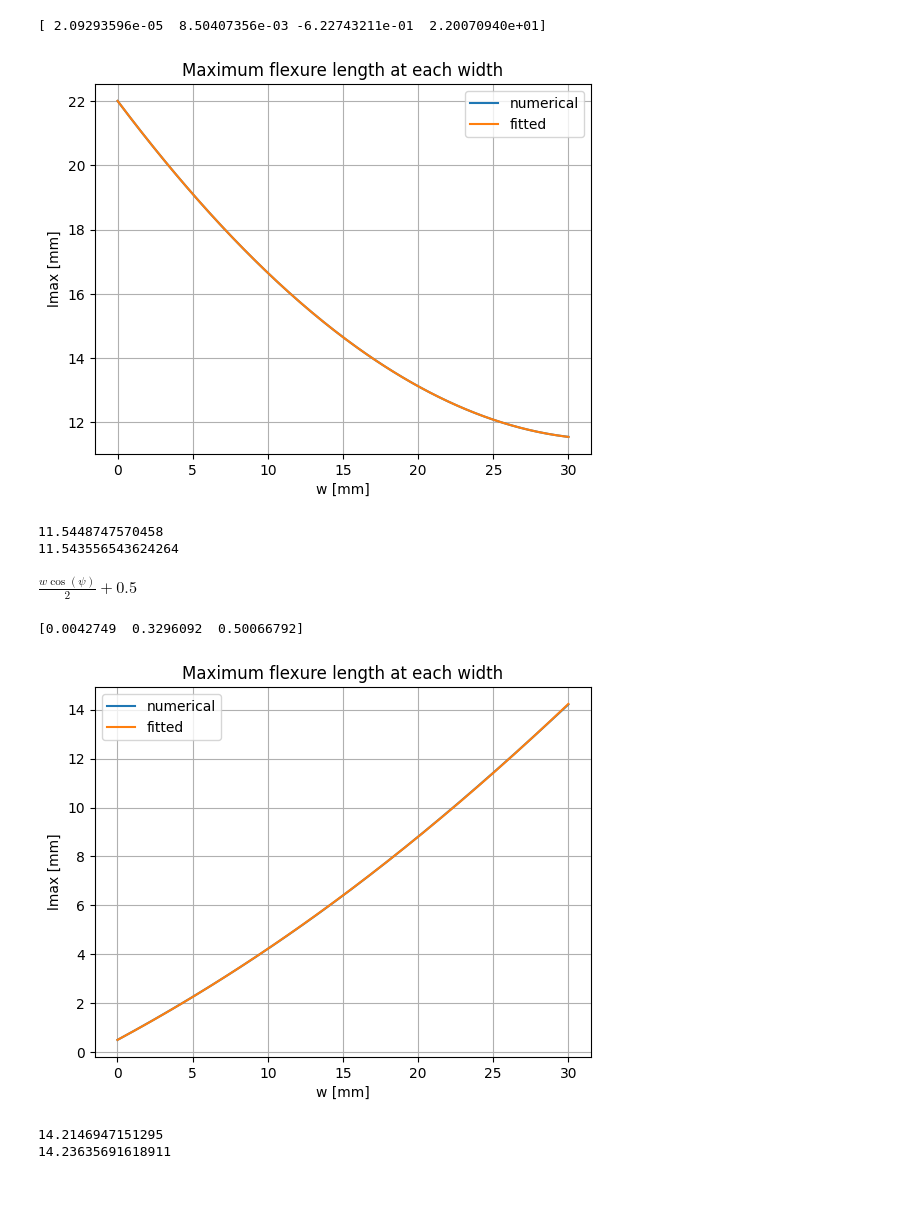
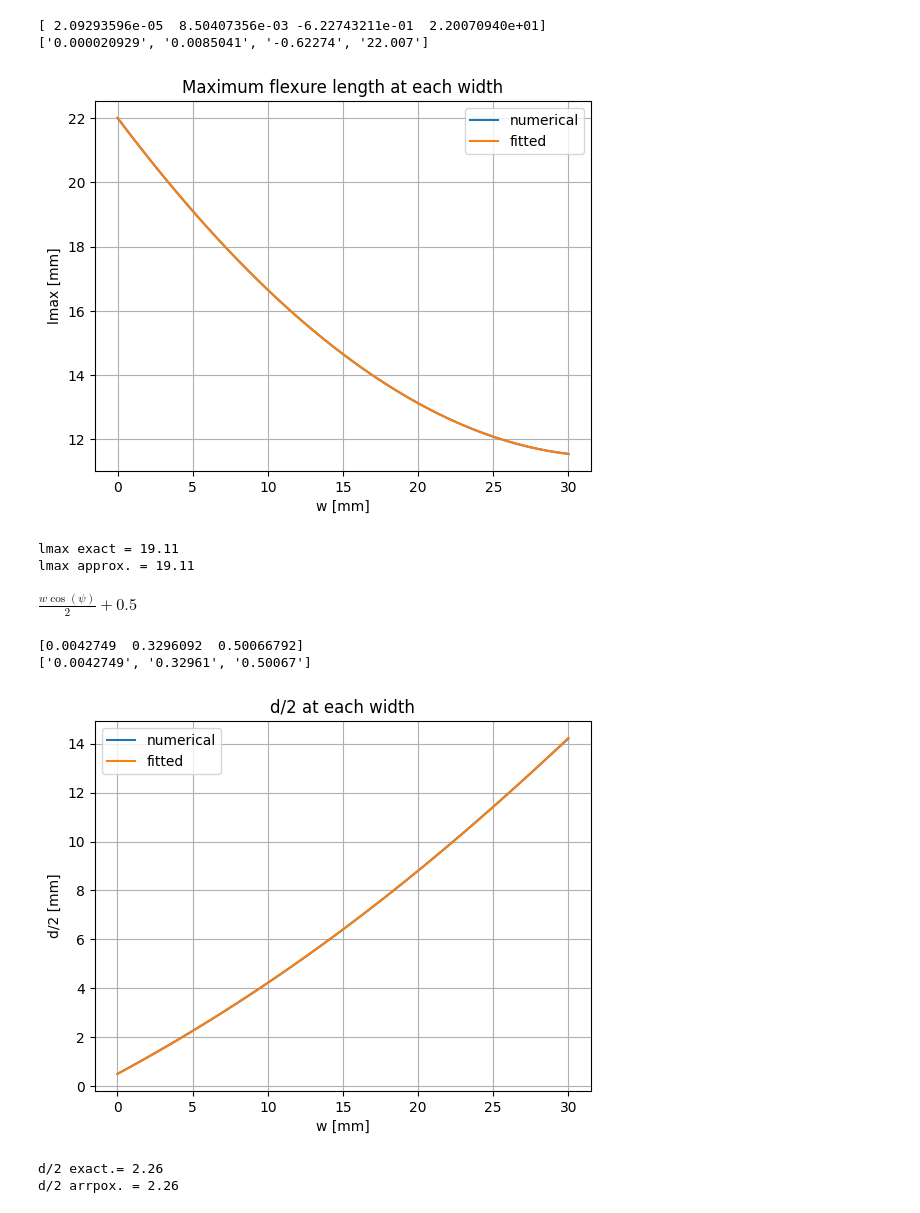
Before and after one commit to krainrpmt/Capstone-Isostatic-Mount-V2, a Jupyter notebook: Todlkek.ipynb, the cells around one changed output. Saved outputs shown, nothing was run; the diff lists cells and outputs as text; code cells hidden in the pictures.

```diff
--- a/Todlkek.ipynb
+++ b/Todlkek.ipynb
@@ -4,7 +4,7 @@ import sympy as sym
 import math
 import matplotlib.pyplot as plt
 # %%
-def func(e,h,psi_order,lmax_order,d_order):
+def func(e,h,psi_order,lmax_order,d_order,wt):
     w, psi, lmax, d = sym.symbols('w psi lmax d')
 
     #eqn = -psi + sym.atan((-50+w/2*sym.cos(psi)+0.5)/(-44-w/2*sym.sin(psi)))
@@ -20,6 +20,7 @@ def func(e,h,psi_order,lmax_order,d_order):
     poly_coeff = np.polyfit(w0,psi_inst,psi_order)
     test_poly = np.polyval(poly_coeff, w0)
     print(poly_coeff)
+    print([np.format_float_positional(i, precision=5, unique=False, fractional=False, trim='k') for i in poly_coeff])
     #print(test_poly)
     w0.tofile('w0.csv', sep = ',')
     psi_inst.tofile('psi_inst.csv', sep = ',')
@@ -31,9 +32,8 @@ def func(e,h,psi_order,lmax_order,d_order):
     plt.grid(True)
     plt.legend()
     plt.show()
-    wt = 30
-    print(sym.nsolve(eqn.subs({w:wt}), psi, 0.725)*180/np.pi)
-    print(np.polyval(poly_coeff, wt))
+    print(f"psi/2 exact = {sym.nsolve(eqn.subs({w:wt}), psi, 0.725)*180/np.pi:.2f}")
+    print(f"psi/2 approx. = {np.polyval(poly_coeff, wt):.2f}")
     #print(w0)
     #print(psi_inst)
 
@@ -49,6 +49,7 @@ def func(e,h,psi_order,lmax_order,d_order):
     poly_coeff_h = np.polyfit(w0,height_inst,lmax_order)
     test_poly_h = np.polyval(poly_coeff_h, w0)
     print(poly_coeff_h)
+    print([np.format_float_positional(i, precision=5, unique=False, fractional=False, trim='k') for i in poly_coeff_h])
     height_inst.tofile('height_inst.csv', sep = ',')
     plt.plot(w0, height_inst, label = 'numerical')
     plt.plot(w0, test_poly_h, label='fitted')
@@ -60,8 +61,8 @@ def func(e,h,psi_order,lmax_order,d_order):
     plt.show()
     #print(w0)
     #print(height_inst)
-    print(sym.nsolve(height_eqn.subs({w:wt, psi:np.polyval(poly_coeff,wt)*np.pi/180}), lmax,20))
-    print(np.polyval(poly_coeff_h, wt))
+    print(f"lmax exact = {sym.nsolve(height_eqn.subs({w: wt, psi: np.polyval(poly_coeff, wt) * np.pi / 180}), lmax, 20):.2f}")
+    print(f"lmax approx. = {np.polyval(poly_coeff_h, wt):.2f}")
 
     #d
     d_inst = []
@@ -75,22 +76,22 @@ def func(e,h,psi_order,lmax_order,d_order):
     poly_coeff_d = np.polyfit(w0,d_inst,d_order)
     test_poly_d = np.polyval(poly_coeff_d, w0)
     print(poly_coeff_d)
+    print([np.format_float_positional(i, precision=5, unique=False, fractional=False, trim='k') for i in poly_coeff_d])
     d_inst.tofile('d_inst.csv', sep = ',')
     plt.plot(w0, d_inst, label = 'numerical')
     plt.plot(w0, test_poly_d, label='fitted')
     plt.xlabel('w [mm]')
-    plt.ylabel('lmax [mm]')
-    plt.title('Maximum flexure length at each width')
+    plt.ylabel('d/2 [mm]')
+    plt.title('d/2 at each width')
     plt.grid(True)
     plt.legend()
     plt.show()
     #print(w0)
     #print(d_inst)
-    wt = 30
-    print(d_eqn.subs({w:wt, psi: np.polyval(poly_coeff, wt)*np.pi/180}))
-    print(np.polyval(poly_coeff_d, wt))
+    print(f"d/2 exact.= {d_eqn.subs({w:wt, psi: np.polyval(poly_coeff, wt)*np.pi/180}):.2f}")
+    print(f"d/2 arrpox. = {np.polyval(poly_coeff_d, wt):.2f}")
 
-func(e = 0.1, h = 65, psi_order = 3, lmax_order = 3, d_order = 2)
+func(e = 0.1, h = 65, psi_order = 3, lmax_order = 3, d_order = 2, wt = 5)
 # %% [output]
 $\displaystyle - \psi - \operatorname{atan}{\left(\frac{w}{44} - 1.125 \right)}$
 [-3.97829072e-05 -6.96842506e-03 -5.70747361e-01  4.83597930e+01]
@@ -100,10 +102,12 @@ $\displaystyle - \psi - \operatorname{atan}{\left(\frac{w}{44} - 1.125 \right)}$
 $\displaystyle w \sin{\left(\psi \right)} + \left(3 lmax + 0.2\right) \cos{\left(\psi \right)} - 44$
 [ 2.09293596e-05  8.50407356e-03 -6.22743211e-01  2.20070940e+01]
+['0.000020929', '0.0085041', '-0.62274', '22.007']
 [figure]
-11.5448747570458
-11.543556543624264
+lmax exact = 19.11
+lmax approx. = 19.11
 $\displaystyle \frac{w \cos{\left(\psi \right)}}{2} + 0.5$
 [0.0042749  0.3296092  0.50066792]
+['0.0042749', '0.32961', '0.50067']
-[figure, old version]
+[figure, new version]
-14.2146947151295
-14.23635691618911
+d/2 exact.= 2.26
+d/2 arrpox. = 2.26
```
Also changed, not shown: parts of 1 cell of this notebook.
